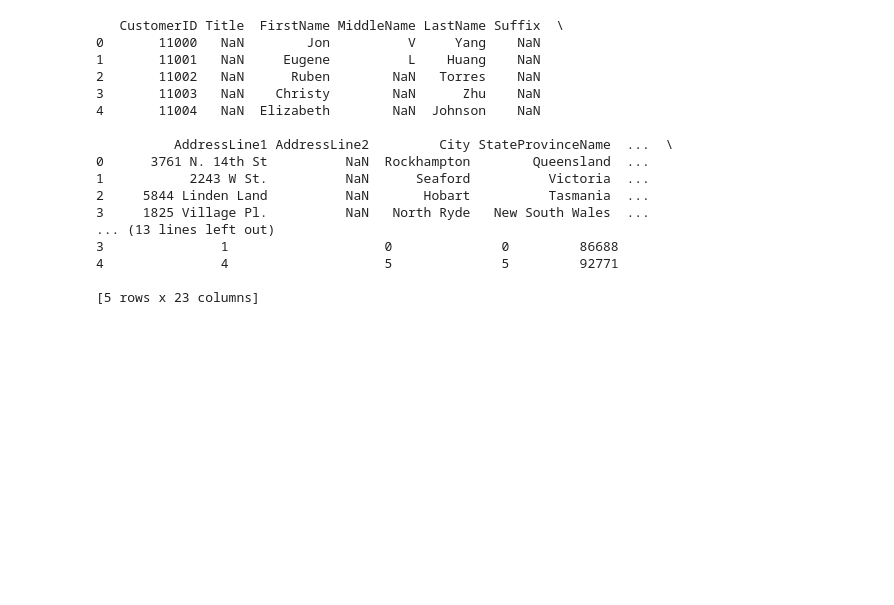
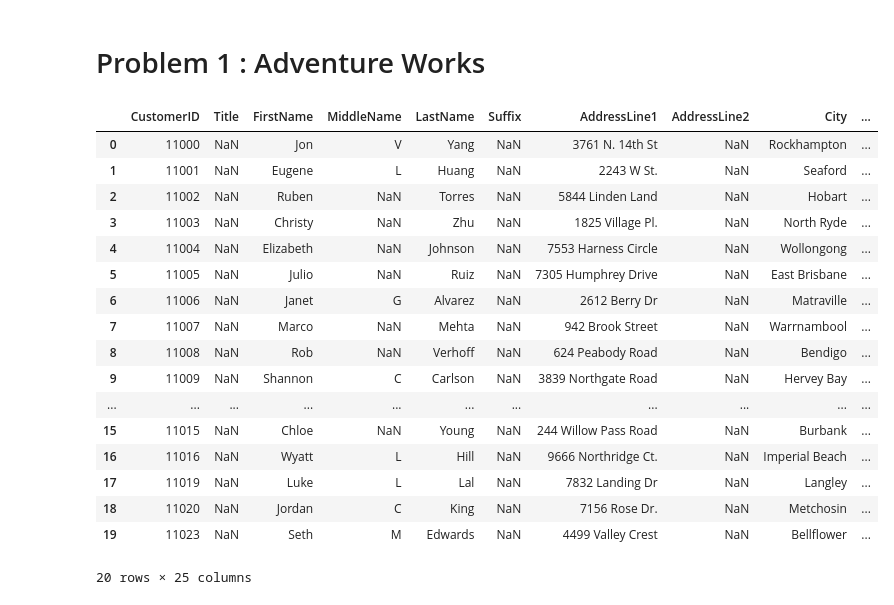
Before and after one commit to Karrthik-Arya/Moodify-Learning, a Jupyter notebook: Assignment-2/Problem-1.ipynb, the cells around one changed output. Drawn from its saved outputs; the diff is of its cells as text; code cells hidden in the pictures; blank space fills up the shorter version.

```diff
--- a/Assignment-2/Problem-1.ipynb
+++ b/Assignment-2/Problem-1.ipynb
@@ -1,3 +1,5 @@
+# %% [markdown]
+# Problem 1 : Adventure Works
 # %%
 import pandas as pd
 import matplotlib.pyplot as plt
@@ -8,24 +11,29 @@ import math
 
 %matplotlib inline
-# %%
-AW_data = pd.read_csv('AdvWorksCusts.csv')
-print(AW_data.head())
-AW_test = pd.read_csv('AW_test.csv')
-# %% [output]
-   CustomerID Title  FirstName MiddleName LastName Suffix  \
-0       11000   NaN        Jon          V     Yang    NaN
-1       11001   NaN     Eugene          L    Huang    NaN
-2       11002   NaN      Ruben        NaN   Torres    NaN
-3       11003   NaN    Christy        NaN      Zhu    NaN
-4       11004   NaN  Elizabeth        NaN  Johnson    NaN
-
-          AddressLine1 AddressLine2         City StateProvinceName  ...  \
-0      3761 N. 14th St          NaN  Rockhampton        Queensland  ...
-1           2243 W St.          NaN      Seaford          Victoria  ...
-2     5844 Linden Land          NaN       Hobart          Tasmania  ...
-3     1825 Village Pl.          NaN   North Ryde   New South Wales  ...
-... (13 lines left out)
-3               1                    0              0         86688
-4               4                    5              5         92771
-
-[5 rows x 23 columns]
+# %%
+AW_data = pd.read_csv('AdvWorksCusts.csv')
+AW_avemonth = pd.read_csv('AW_AveMonthSpend.csv')
+AW_bikebuyer = pd.read_csv('AW_BikeBuyer.csv')
+AW_data['AveMonthSpend'] = AW_avemonth['AveMonthSpend']
+AW_data['BikeBuyer'] = AW_bikebuyer['BikeBuyer']
+AW_test = pd.read_csv('AW_test.csv')
+AW_data.head(20)
+# %% [output]
+|  | CustomerID | Title | FirstName | MiddleName | LastName | Suffix | AddressLine1 | AddressLine2 | City | ... |
+| 0 | 11000 | NaN | Jon | V | Yang | NaN | 3761 N. 14th St | NaN | Rockhampton | ... |
+| 1 | 11001 | NaN | Eugene | L | Huang | NaN | 2243 W St. | NaN | Seaford | ... |
+| 2 | 11002 | NaN | Ruben | NaN | Torres | NaN | 5844 Linden Land | NaN | Hobart | ... |
+| 3 | 11003 | NaN | Christy | NaN | Zhu | NaN | 1825 Village Pl. | NaN | North Ryde | ... |
+| 4 | 11004 | NaN | Elizabeth | NaN | Johnson | NaN | 7553 Harness Circle | NaN | Wollongong | ... |
+| 5 | 11005 | NaN | Julio | NaN | Ruiz | NaN | 7305 Humphrey Drive | NaN | East Brisbane | ... |
+| 6 | 11006 | NaN | Janet | G | Alvarez | NaN | 2612 Berry Dr | NaN | Matraville | ... |
+| 7 | 11007 | NaN | Marco | NaN | Mehta | NaN | 942 Brook Street | NaN | Warrnambool | ... |
+| 8 | 11008 | NaN | Rob | NaN | Verhoff | NaN | 624 Peabody Road | NaN | Bendigo | ... |
+| 9 | 11009 | NaN | Shannon | C | Carlson | NaN | 3839 Northgate Road | NaN | Hervey Bay | ... |
+| ... | ... | ... | ... | ... | ... | ... | ... | ... | ... | ... |
+| 15 | 11015 | NaN | Chloe | NaN | Young | NaN | 244 Willow Pass Road | NaN | Burbank | ... |
+| 16 | 11016 | NaN | Wyatt | L | Hill | NaN | 9666 Northridge Ct. | NaN | Imperial Beach | ... |
+| 17 | 11019 | NaN | Luke | L | Lal | NaN | 7832 Landing Dr | NaN | Langley | ... |
+| 18 | 11020 | NaN | Jordan | C | King | NaN | 7156 Rose Dr. | NaN | Metchosin | ... |
+| 19 | 11023 | NaN | Seth | M | Edwards | NaN | 4499 Valley Crest | NaN | Bellflower | ... |
+20 rows × 25 columns
```
Also changed, not shown: parts of 25 cells of this notebook.
